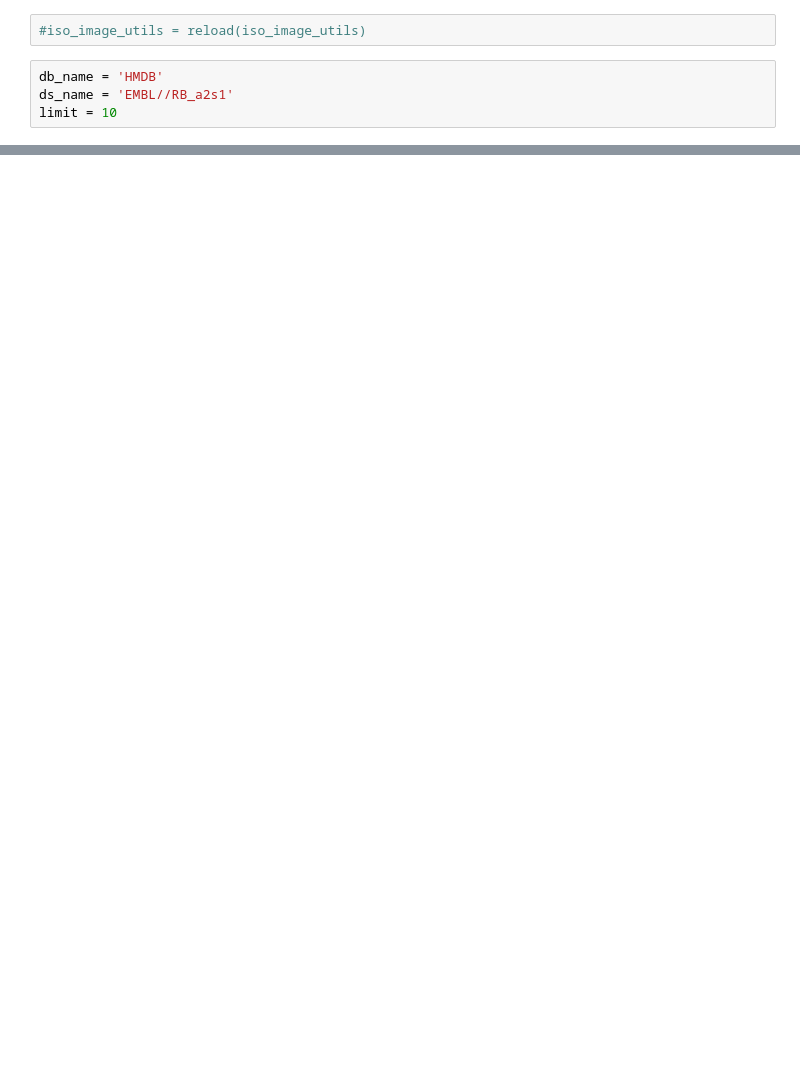
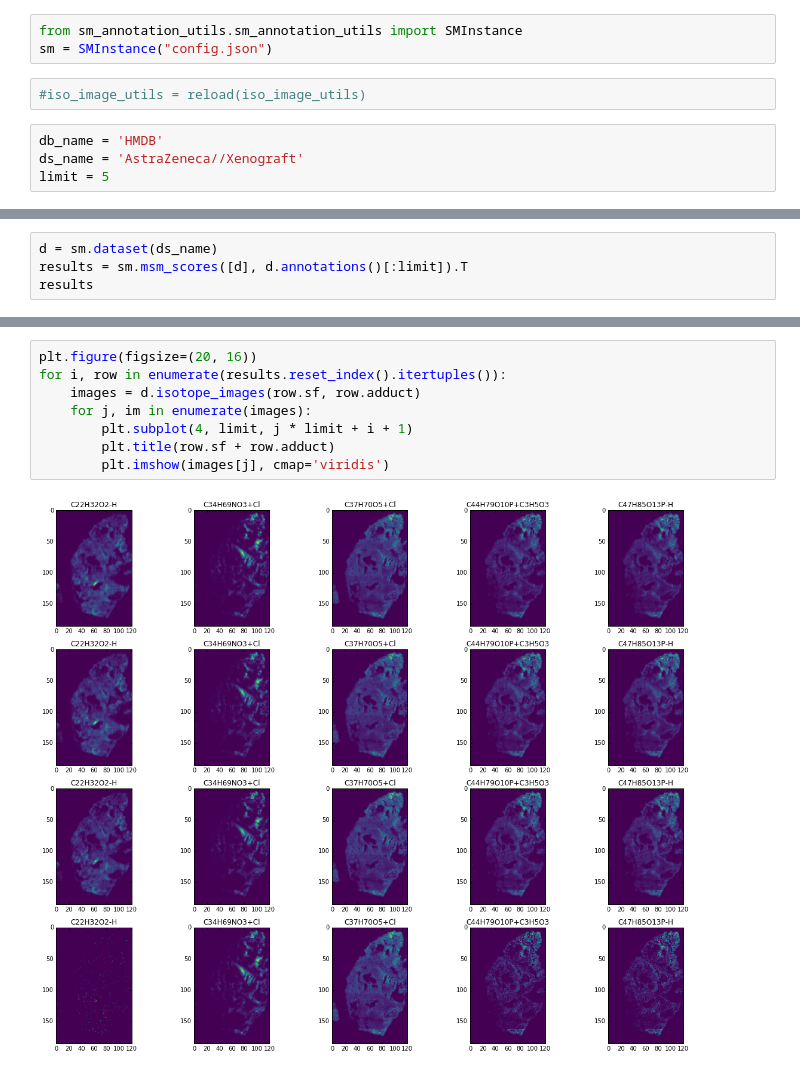
Before and after one commit to metaspace2020/metaspace, a Jupyter notebook: metaspace/python-client/example/iso_img_retrieval.ipynb, the cells around one changed output, grey strips where cells are left out. Drawn from its saved outputs; the diff is of its cells as text; blank space fills up the shorter version.

Commit message:
updated image retrieval example

```diff
--- a/metaspace/python-client/example/iso_img_retrieval.ipynb
+++ b/metaspace/python-client/example/iso_img_retrieval.ipynb
@@ -13,6 +10,9 @@ import iso_image_utils
+# %%
+from sm_annotation_utils.sm_annotation_utils import SMInstance
+sm = SMInstance("config.json")
 # %%
 #iso_image_utils = reload(iso_image_utils)
 # %%
 db_name = 'HMDB'
-ds_name = 'EMBL//RB_a2s1'
-limit = 10
+ds_name = 'AstraZeneca//Xenograft'
+limit = 5
@@ -43,0 +19,4 @@ iso_images_df.to_pickle('/tmp/iso_images_df.pkl')
+# %%
+d = sm.dataset(ds_name)
+results = sm.msm_scores([d], d.annotations()[:limit]).T
+results
@@ -43,0 +31,10 @@ iso_images_df.to_pickle('/tmp/iso_images_df.pkl')
+# %%
+plt.figure(figsize=(20, 16))
+for i, row in enumerate(results.reset_index().itertuples()):
+    images = d.isotope_images(row.sf, row.adduct)
+    for j, im in enumerate(images):
+        plt.subplot(4, limit, j * limit + i + 1)
+        plt.title(row.sf + row.adduct)
+        plt.imshow(images[j], cmap='viridis')
+# %% [output]
+[figure, added]
```
Also changed, not shown: parts of 7 cells of this notebook.
